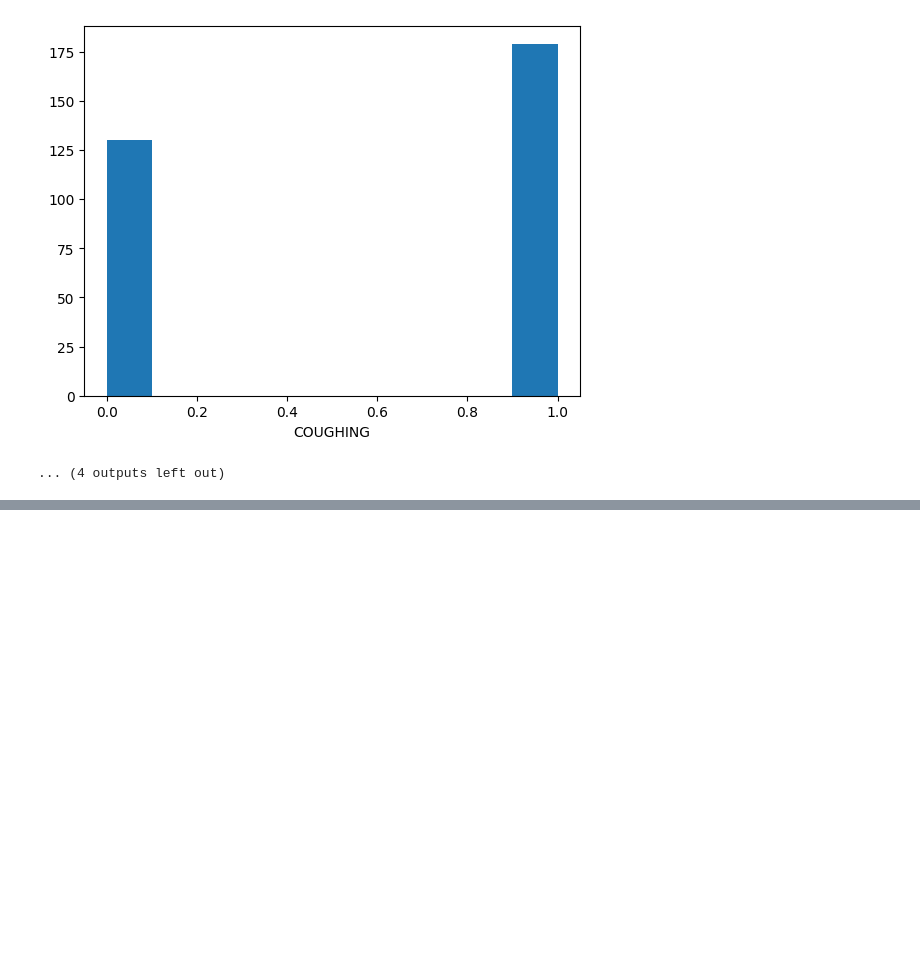
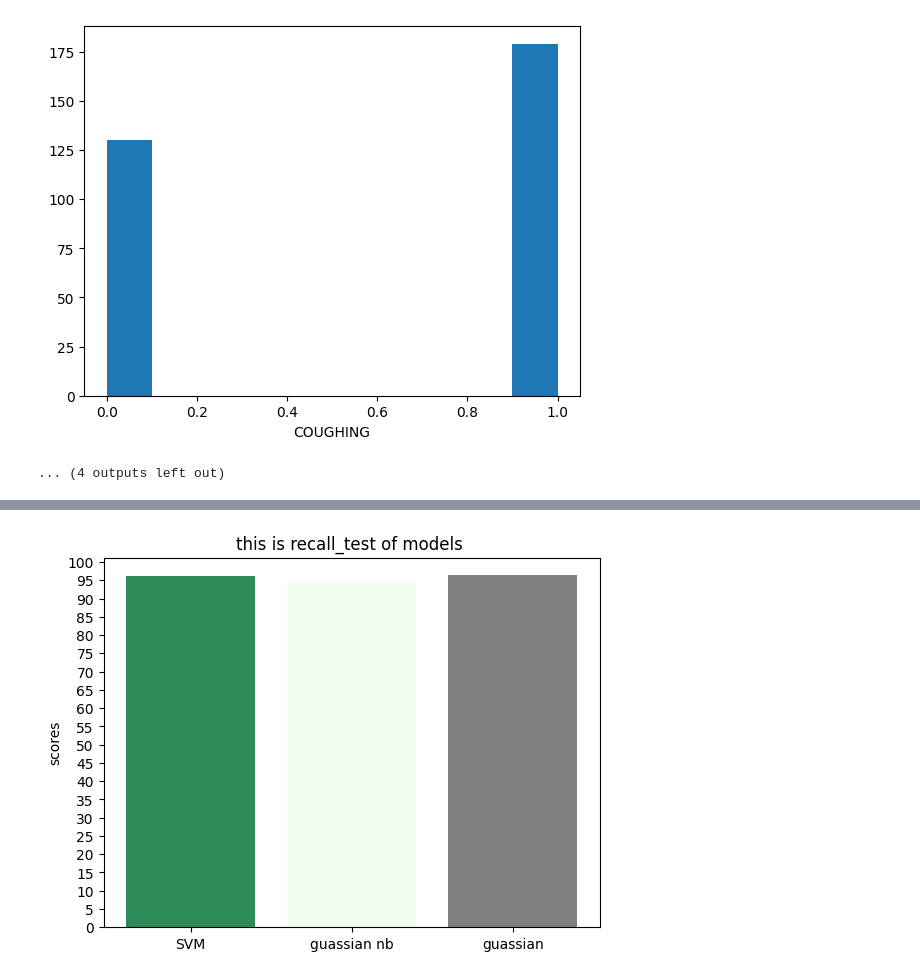
Before and after one commit to samirasoleimaninasab/ML-training-project, a Jupyter notebook: lung_cancer_data_set.ipynb, the cells around one changed output, grey strips where cells are left out. Saved outputs shown, nothing was run; the diff lists cells and outputs as text; code cells hidden in the pictures; blank space fills up the shorter version.

```diff
--- a/lung_cancer_data_set.ipynb
+++ b/lung_cancer_data_set.ipynb
@@ -424,0 +383,4 @@ show_model_charts(model_records = model_records,data_key='accuracy_train')
+# %%
+show_model_charts(model_records=model_records, data_key='recall_test')
+# %% [output]
+[figure, added]
```
Also changed, not shown: parts of 25 cells of this notebook.
